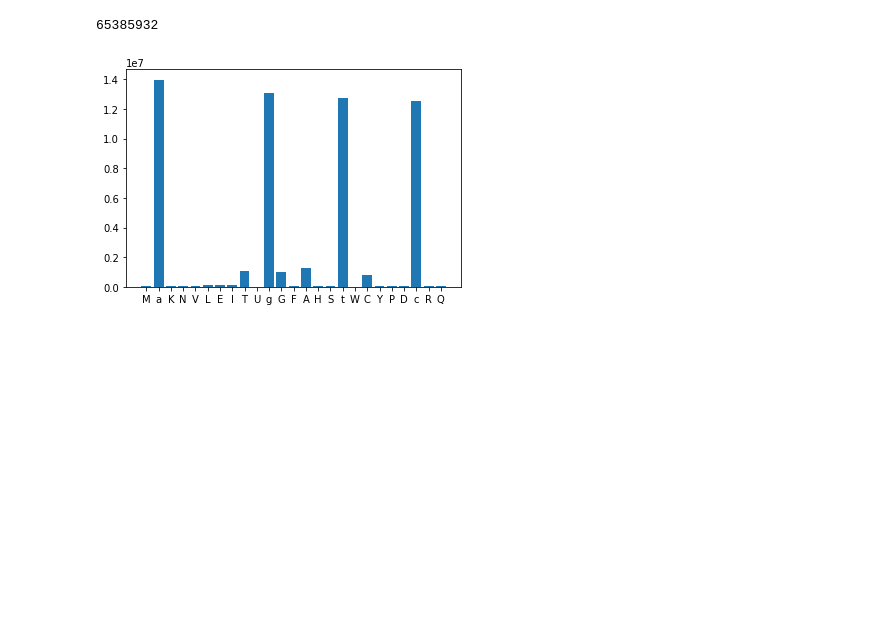
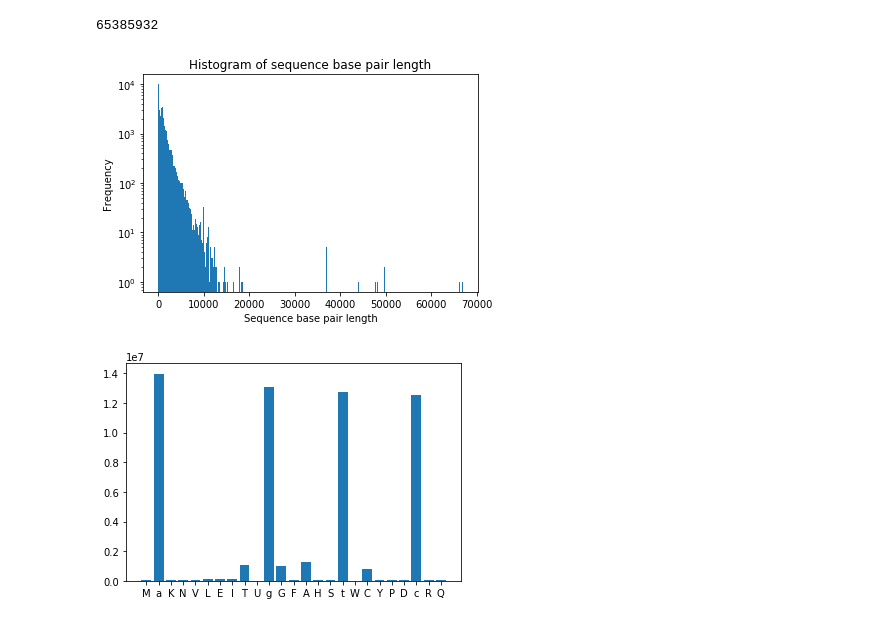
Before and after one commit to SynBioDex/SBOLExplorer, a Jupyter notebook: cluster/sequence_ingestion/ingest_sequences.ipynb, the cells around one changed output. Drawn from its saved outputs; the diff is of its cells as text; code cells hidden in the pictures; blank space fills up the shorter version.

```diff
--- a/cluster/sequence_ingestion/ingest_sequences.ipynb
+++ b/cluster/sequence_ingestion/ingest_sequences.ipynb
@@ -85,6 +85,25 @@ def write_fasta(sequences):
 
 
 write_fasta(sequences)
+# %%
+import matplotlib.pyplot as plt
+
+def plot_sequence_lengths(sequences):
+    base_lengths = []
+
+    for uri in sequences.keys():
+        base_lengths.append(len(sequences[uri]))
+
+    plt.hist(base_lengths, bins=500)
+    plt.yscale('log', nonposy='clip')
+    _ = plt.title('Histogram of sequence base pair length')
+    _ = plt.xlabel('Sequence base pair length')
+    _ = plt.ylabel('Frequency')
+    plt.show()
+
+plot_sequence_lengths(sequences)
+# %% [output]
+[figure, added]
 # %%
 import matplotlib.pyplot as plt
 
```
Also changed, not shown: 16 other files.
